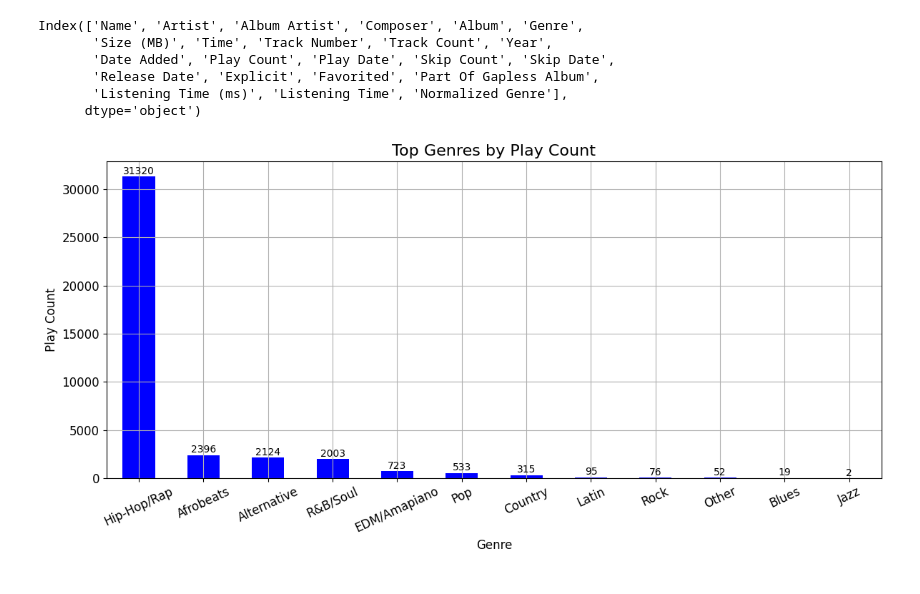
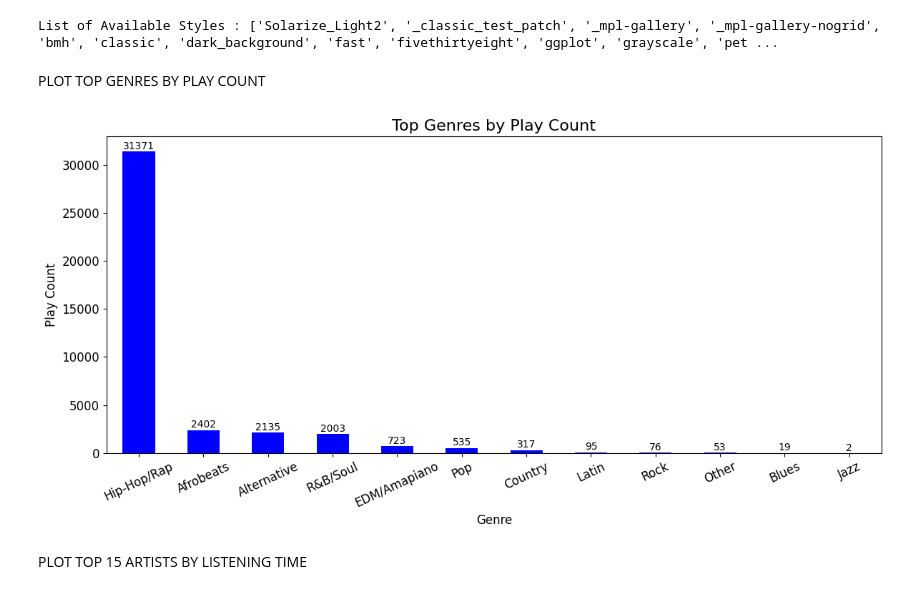
Before and after one commit to mike02ike/Music, a Jupyter notebook: library.ipynb, the cells around one changed output. Drawn from its saved outputs; the diff is of its cells as text; code cells hidden in the pictures.

```diff
--- a/library.ipynb
+++ b/library.ipynb
@@ -15,5 +20,3 @@ with open('docs/Library.xml', 'rb') as file:
 # %%
-# Extract tracks from plist data into a DataFrame
-
 tracks = plist['Tracks']
-df = pd.DataFrame(tracks).T  # Transpose so each track is a row
+song_df = pd.DataFrame(tracks).T  # Transpose so each track is a row
@@ -99,0 +174,18 @@ genre_counts = df.groupby('Genre')['Play Count'].sum().sort_values(ascending=Fal
+# %%
+# Create a column for all artists involved in a track
+song_df['All Artists'] = song_df.apply(extract_all_artists, axis=1)
+
+# Create a dict for counts
+artist_totals = defaultdict(lambda: {'Play Count': 0, 'Skip Count': 0})
+
+# Map total play and skip counts for each artist
+for _, row in song_df.iterrows():
+    for artist in row['All Artists']:
+        artist_totals[artist]['Play Count'] += int(row['Play Count'] or 0)
+        artist_totals[artist]['Skip Count'] += int(row['Skip Count'] or 0)
+
+# Use a new variable name
+artist_df = pd.DataFrame.from_dict(artist_totals, orient='index').astype(int)
+artist_df.index.name = 'Artist'
+artist_df = artist_df.sort_values(by='Artist', ascending=True)
+artist_df
@@ -100,6 +209,4 @@ genre_counts = df.groupby('Genre')['Play Count'].sum().sort_values(ascending=Fal
 # %%
-# Map genres to broader categories
-
 genre_map = {
     'Rap': 'Hip-Hop/Rap',
     'Hip-Hop': 'Hip-Hop/Rap',
@@ -136,4 +243,5 @@ genre_map = {
     'Soundtrack': 'Other',
     'New Wave': 'Other',
     'Holiday': 'Other',
+    'TV Soundtrack': 'Other',
 }
@@ -144,10 +250,8 @@ List of Available Styles : ['Solarize_Light2', '_classic_test_patch', '_mpl-gall
 # %%
-# Normalize genres and sort by play counts
-
 # Create a new column for normalized genres
-df['Normalized Genre'] = df['Genre'].map(genre_map).fillna(df['Genre'])
-genres = df.groupby('Normalized Genre')['Play Count'].sum().sort_values(ascending=False)
-df
+song_df['Normalized Genre'] = song_df['Genre'].map(genre_map).fillna(song_df['Genre'])
+genre_counts = song_df.groupby('Normalized Genre')['Play Count'].sum().astype(int).sort_values(ascending=False)
+song_df
 # %% [output]
 |  | Name | Artist | Album Artist | Composer | Album | Genre | Size (MB) | Time | Track Number | ... |
 | Track ID |  |  |  |  |  |  |  |  |  | ... |
@@ -166,26 +270,21 @@ df
-# %%
-df.columns
-# %% [output]
-Index(['Name', 'Artist', 'Album Artist', 'Composer', 'Album', 'Genre',
-       'Size (MB)', 'Time', 'Track Number', 'Track Count', 'Year',
-       'Date Added', 'Play Count', 'Play Date', 'Skip Count', 'Skip Date',
-       'Release Date', 'Explicit', 'Favorited', 'Part Of Gapless Album',
-       'Listening Time (ms)', 'Listening Time', 'Normalized Genre'],
-      dtype='object')
+# %%
+print("List of Available Styles : {}". format(plt.style.available))
+# %% [output]
+List of Available Styles : ['Solarize_Light2', '_classic_test_patch', '_mpl-gallery', '_mpl-gallery-nogrid', 'bmh', 'classic', 'dark_background', 'fast', 'fivethirtyeight', 'ggplot', 'grayscale', 'pet ...
+# %% [markdown]
+PLOT TOP GENRES BY PLAY COUNT
 # %%
-# Analyze play counts by genre
-
-genres.plot(kind='bar', figsize=(12,6), color='blue')
-for i, value in enumerate(genres):
+genre_counts.plot(kind='bar', figsize=(12,6), color='blue')
+for i, value in enumerate(genre_counts):
     plt.text(i, value + 10, str(value), ha='center', va='bottom', fontsize=10)
 plt.ylabel('Play Count', fontsize=12)
 plt.xlabel('Genre', fontsize=12)
 plt.xticks(rotation=25, fontsize=12)
 plt.yticks(fontsize=12)
 plt.title('Top Genres by Play Count', fontsize=16)
-plt.grid()
 plt.tight_layout()
-plt.show()
 # %% [output]
-[figure, old version]
+[figure, new version]
+# %% [markdown]
+PLOT TOP 15 ARTISTS BY LISTENING TIME
 # %%
```
Also changed, not shown: parts of 26 cells of this notebook, 4 other files.
